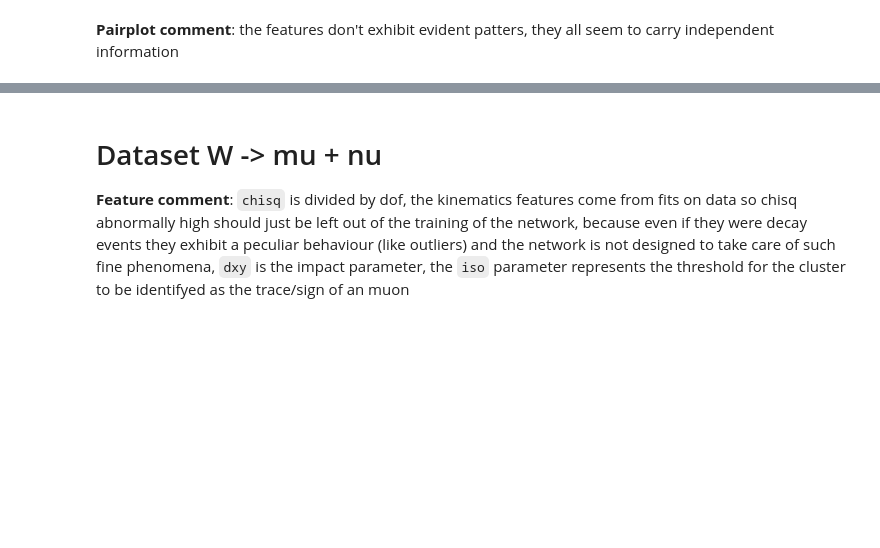
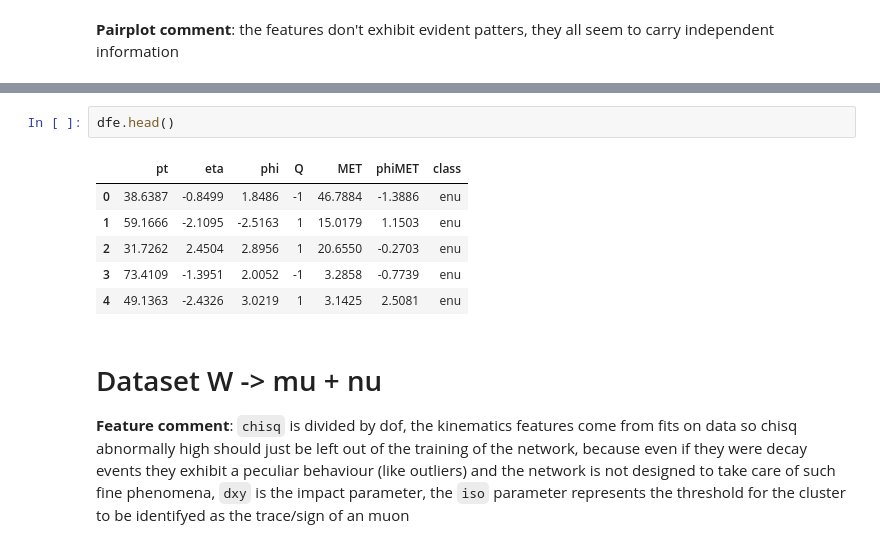
Before and after one commit to jlancione/thesis_notebooks, a Jupyter notebook: Wdecay.ipynb, the cells around one changed output, grey strips where cells are left out. Saved outputs shown, nothing was run; the diff lists cells and outputs as text; blank space fills up the shorter version.

```diff
--- a/Wdecay.ipynb
+++ b/Wdecay.ipynb
@@ -134,3 +144,12 @@ dfe.loc[:,'class'] = class_col
+# %%
+dfe.head()
+# %% [output]
+|  | pt | eta | phi | Q | MET | phiMET | class |
+| 0 | 38.6387 | -0.8499 | 1.8486 | -1 | 46.7884 | -1.3886 | enu |
+| 1 | 59.1666 | -2.1095 | -2.5163 | 1 | 15.0179 | 1.1503 | enu |
+| 2 | 31.7262 | 2.4504 | 2.8956 | 1 | 20.6550 | -0.2703 | enu |
+| 3 | 73.4109 | -1.3951 | 2.0052 | -1 | 3.2858 | -0.7739 | enu |
+| 4 | 49.1363 | -2.4326 | 3.0219 | 1 | 3.1425 | 2.5081 | enu |
 # %% [markdown]
 # Dataset W -> mu + nu
 **Feature comment**: `chisq` is divided by dof, the kinematics features come from fits on data so chisq abnormally high should just be left out of the training of the network, because even if they were decay events they exhibit a peculiar behaviour (like outliers) and the network is not designed to take care of such fine phenomena, `dxy` is the impact parameter, the `iso` parameter represents the threshold for the cluster to be identifyed as the trace/sign of an muon
```
Also changed, not shown: parts of 37 cells of this notebook.
